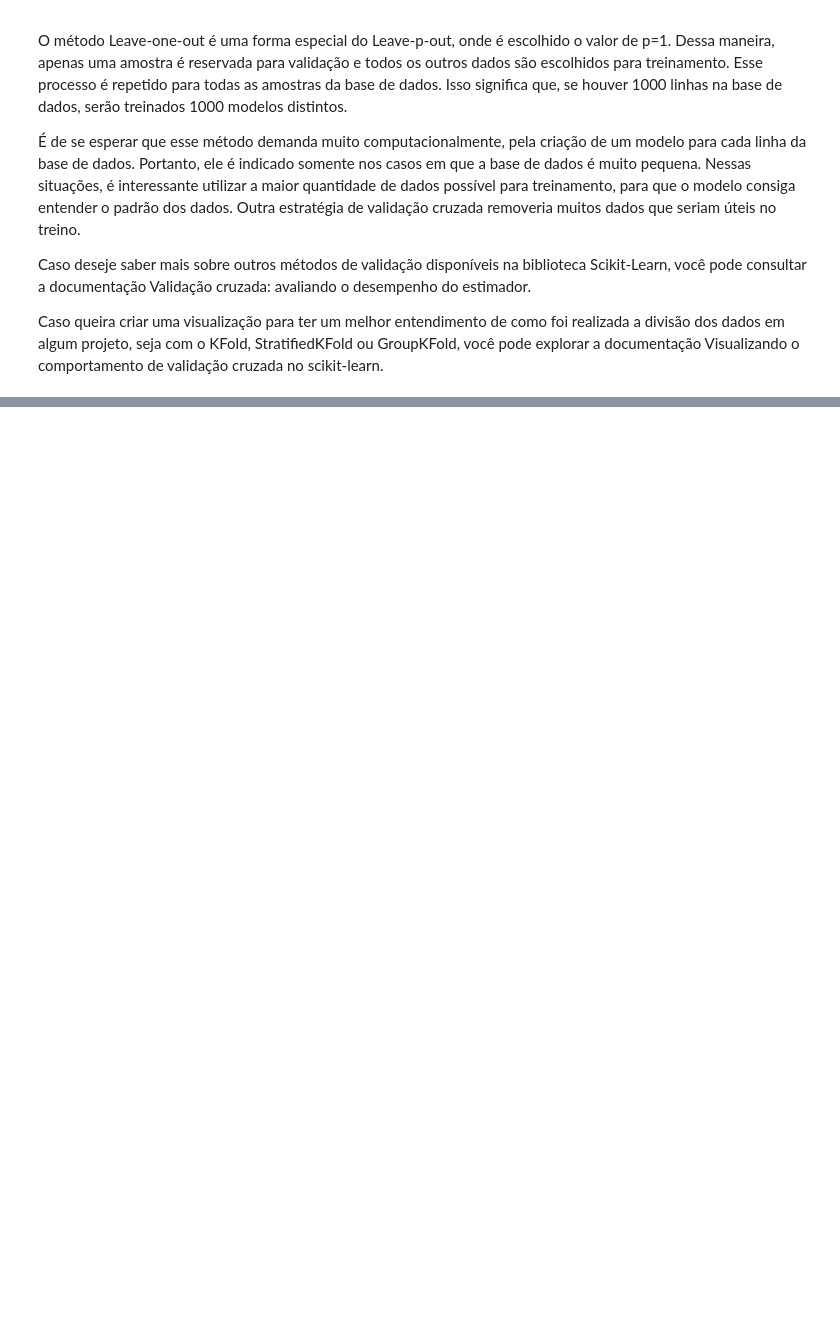
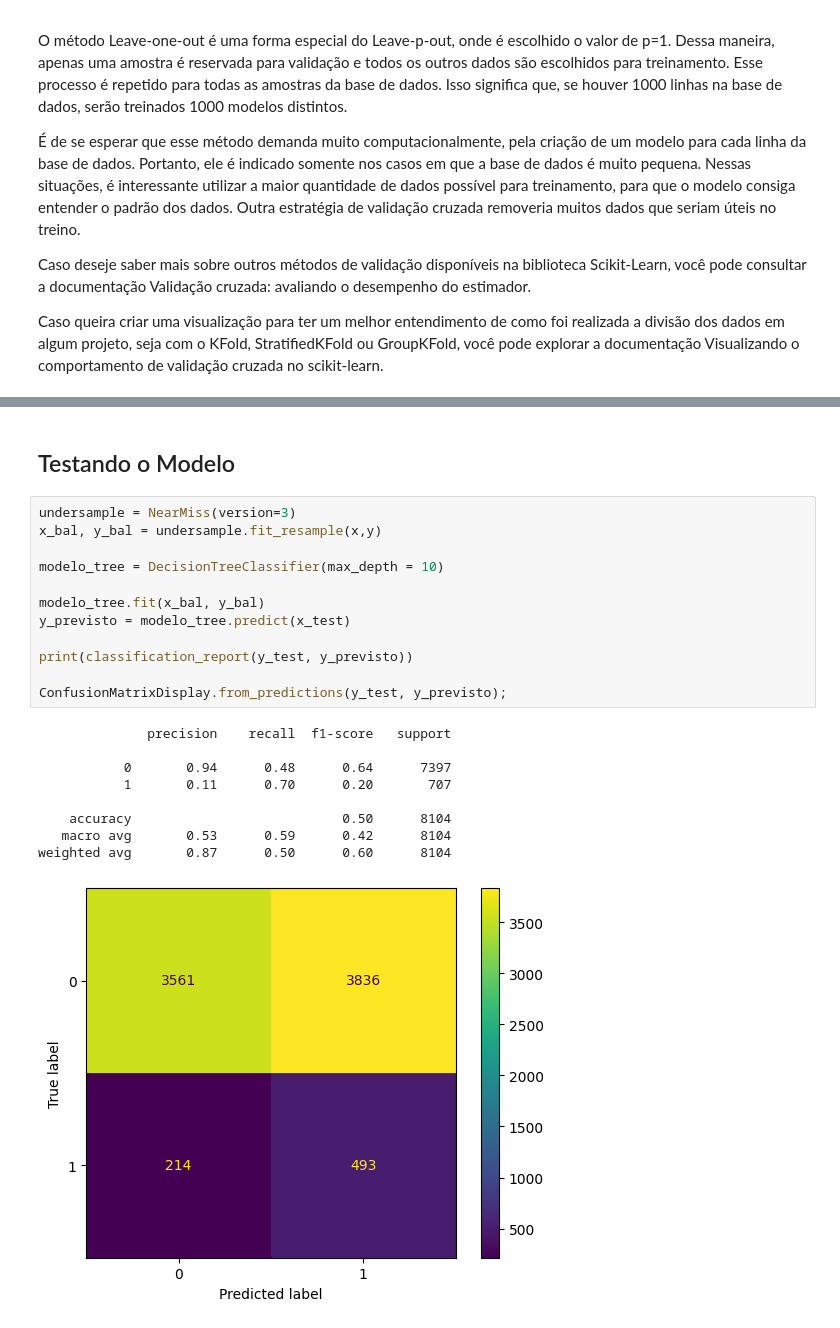
Before and after one commit to mauricioaalmeida/ONE-ML, a Jupyter notebook: ONE_Classificação_Validação_métricas.ipynb, the cells around one changed output, grey strips where cells are left out. Drawn from its saved outputs; the diff is of its cells as text; blank space fills up the shorter version.

```diff
--- a/ONE_Classificação_Validação_métricas.ipynb
+++ b/ONE_Classificação_Validação_métricas.ipynb
@@ -391,0 +582,24 @@ Caso queira criar uma visualização para ter um melhor entendimento de como foi
+# %% [markdown]
+## Testando o Modelo
+# %%
+undersample = NearMiss(version=3)
+x_bal, y_bal = undersample.fit_resample(x,y)
+
+modelo_tree = DecisionTreeClassifier(max_depth = 10)
+
+modelo_tree.fit(x_bal, y_bal)
+y_previsto = modelo_tree.predict(x_test)
+
+print(classification_report(y_test, y_previsto))
+
+ConfusionMatrixDisplay.from_predictions(y_test, y_previsto);
+# %% [output]
+              precision    recall  f1-score   support
+
+           0       0.94      0.48      0.64      7397
+           1       0.11      0.70      0.20       707
+
+    accuracy                           0.50      8104
+   macro avg       0.53      0.59      0.42      8104
+weighted avg       0.87      0.50      0.60      8104
+[figure, added]
```
Also changed, not shown: parts of 75 cells of this notebook.
